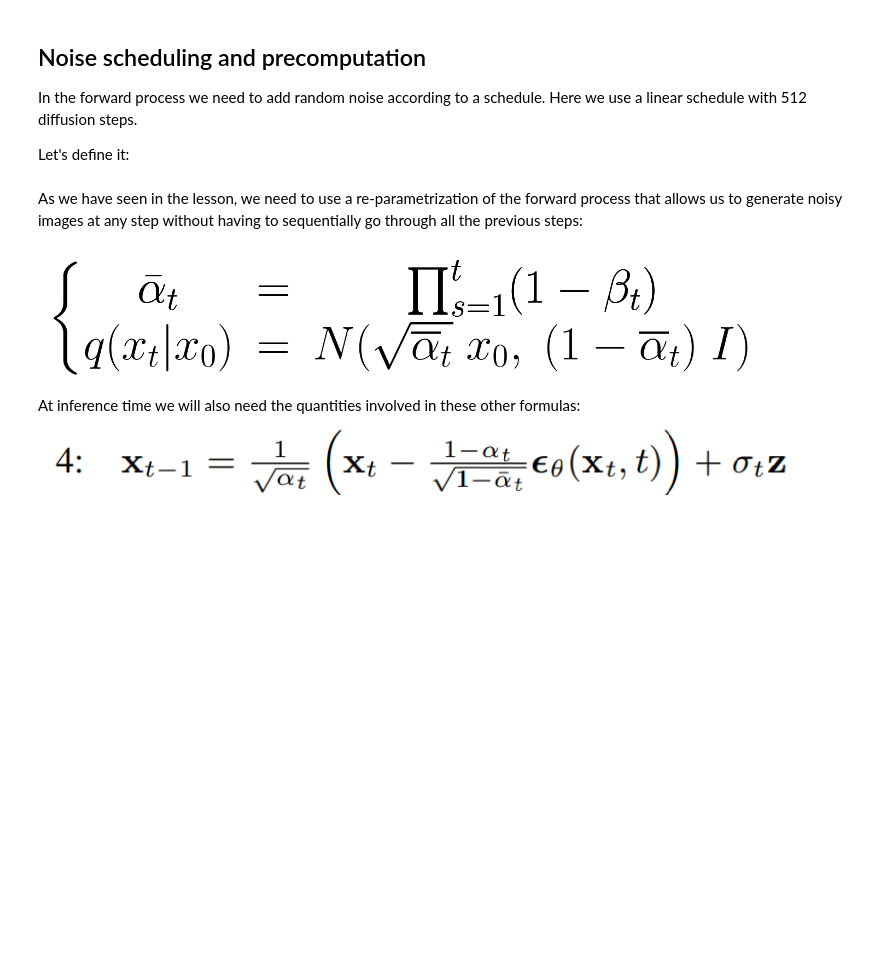
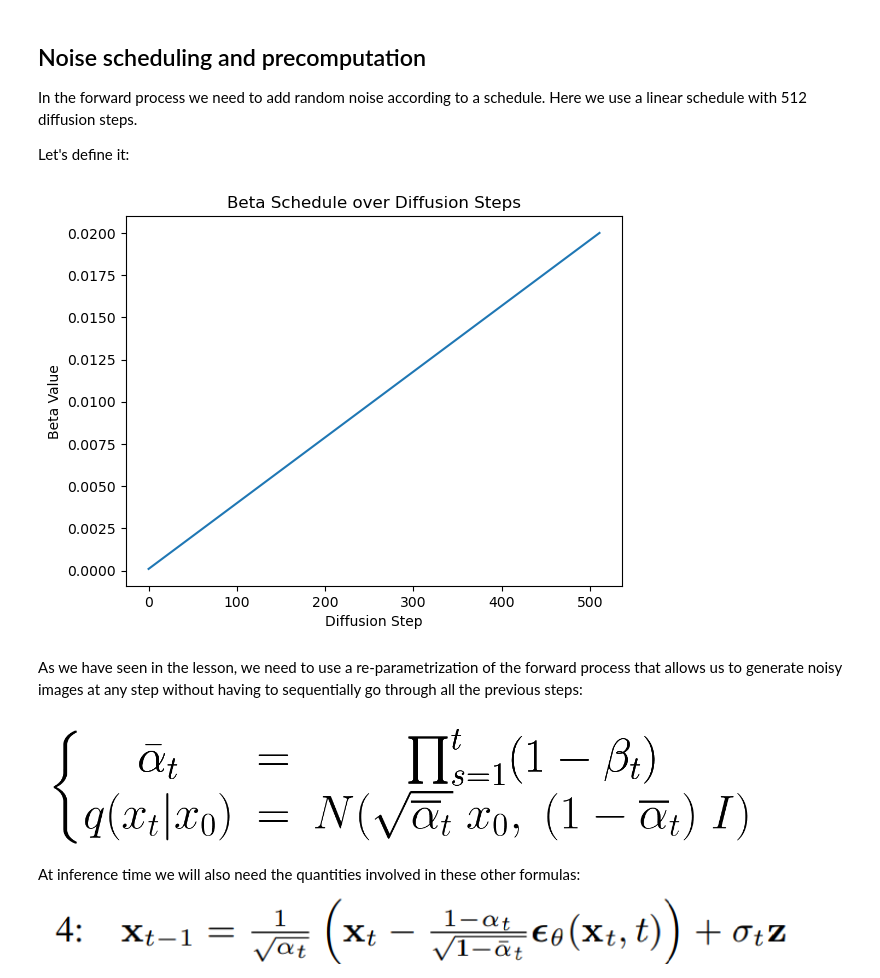
Before and after one commit to HajimeK/generativeai, a Jupyter notebook: excercise/DDPM/DDPM.ipynb, the cells around one changed output. Cells and saved outputs as stored; diff of their text form; code cells hidden in the pictures; blank space fills up the shorter version.

```diff
--- a/excercise/DDPM/DDPM.ipynb
+++ b/excercise/DDPM/DDPM.ipynb
@@ -111,15 +113,16 @@ Let's define it:
 # %%
 # Define beta schedule
 T = 512  # number of diffusion steps
 
-# YOUR CODE HERE
-
+betas = torch.linspace(start = 0.0001, end = 0.02, steps = T)
 
 # Plot
 plt.plot(range(T), betas.numpy(), label='Beta Values')
 plt.xlabel('Diffusion Step')
 plt.ylabel('Beta Value')
 _ = plt.title('Beta Schedule over Diffusion Steps')
+# %% [output]
+[figure, added]
 # %% [markdown]
 As we have seen in the lesson, we need to use a re-parametrization of the forward process that allows us to generate noisy images at any step without having to sequentially go through all the previous steps:
 
```
Also changed, not shown: parts of 2 cells of this notebook, 8 other files.
